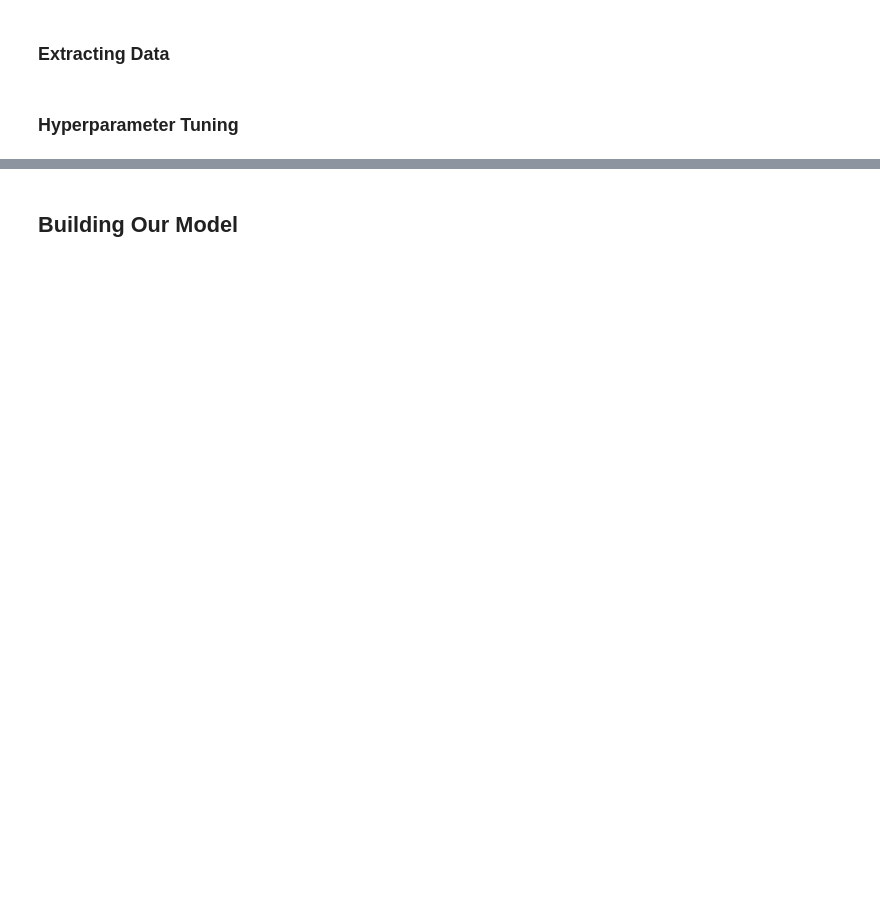
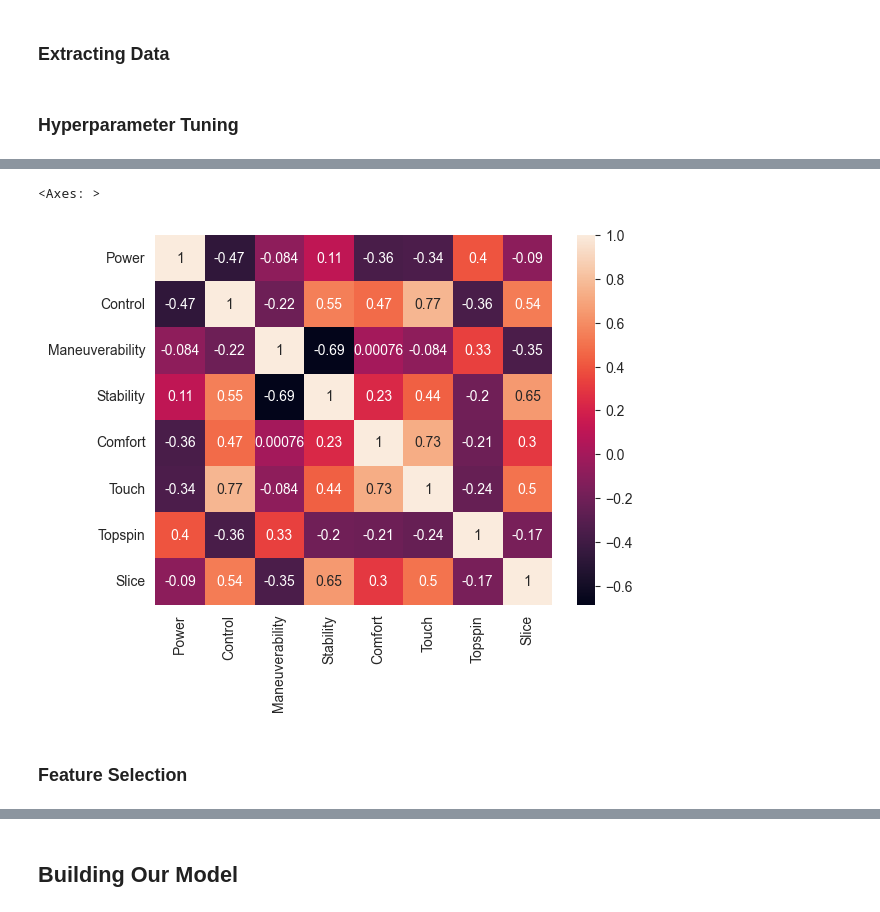
Before and after one commit to stefanperkovic/Racquet-Recommender, a Jupyter notebook: racquet.ipynb, the cells around one changed output, grey strips where cells are left out. Cells and saved outputs as stored; diff of their text form; code cells hidden in the pictures; blank space fills up the shorter version.

Commit message:
Hyperparamter tuning and feature selection

```diff
--- a/racquet.ipynb
+++ b/racquet.ipynb
@@ -211,0 +223,9 @@ ValueError: n_splits=3 cannot be greater than the number of members in each clas
+# %%
+numeric = df.select_dtypes("number")
+cor = numeric.corr()
+sns.heatmap(cor, annot=True)
+# %% [output]
+<Axes: >
+[figure, added]
+# %% [markdown]
+### Feature Selection
```
Also changed, not shown: parts of 9 cells of this notebook, 1 other file.
